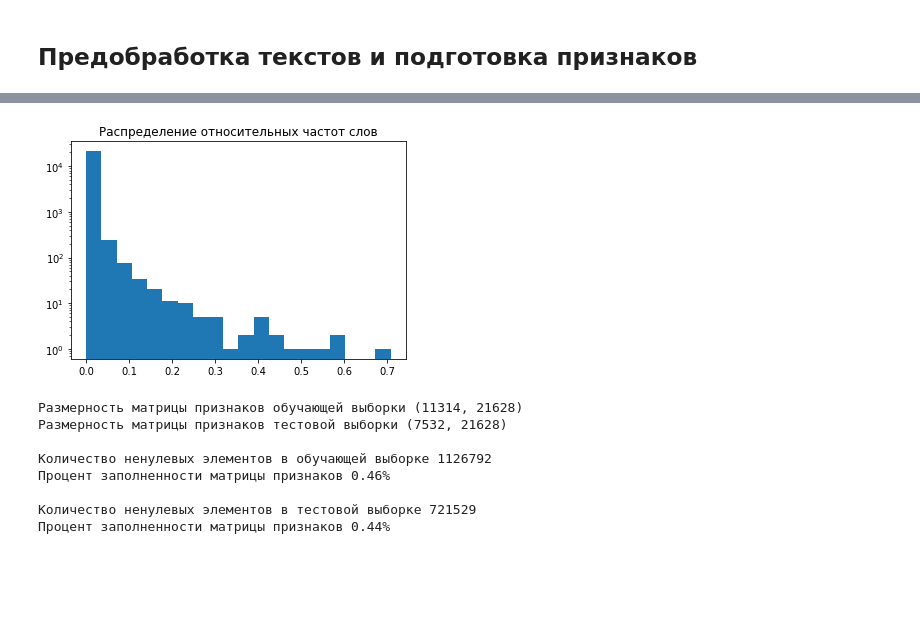
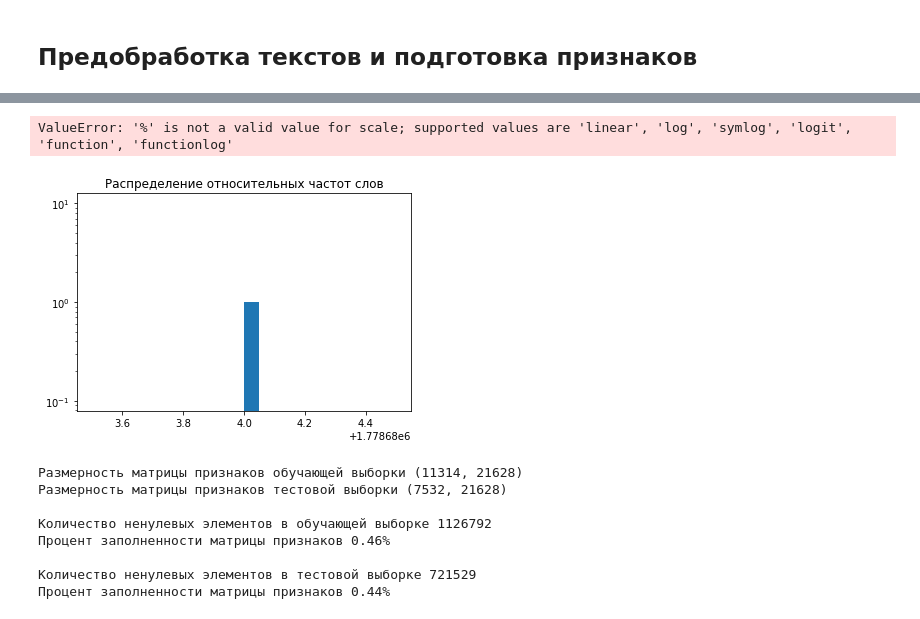
Before and after one commit to danrd/Machine-learning-models, a Jupyter notebook: Models in examples/Text classification - 20newsgroups.ipynb, the cells around one changed output, grey strips where cells are left out. Saved outputs shown, nothing was run; the diff lists cells and outputs as text; code cells hidden in the pictures; blank space fills up the shorter version.

```diff
--- a/Models in examples/Text classification - 20newsgroups.ipynb
+++ b/Models in examples/Text classification - 20newsgroups.ipynb
@@ -79,7 +154,9 @@ print(list(vocabulary.items())[:10])
 # %%
-plt.hist(word_doc_freq, bins=20)
+plt.hist(y_counter.getnnz(), bins=20)
 plt.title('Распределение относительных частот слов')
 plt.yscale('log');
+plt.xscale('%');
 # %% [output]
+ValueError: '%' is not a valid value for scale; supported values are 'linear', 'log', 'symlog', 'logit', 'function', 'functionlog'
-[figure, old version]
+[figure, new version]
 # %%
```
Also changed, not shown: parts of 21 cells of this notebook.
